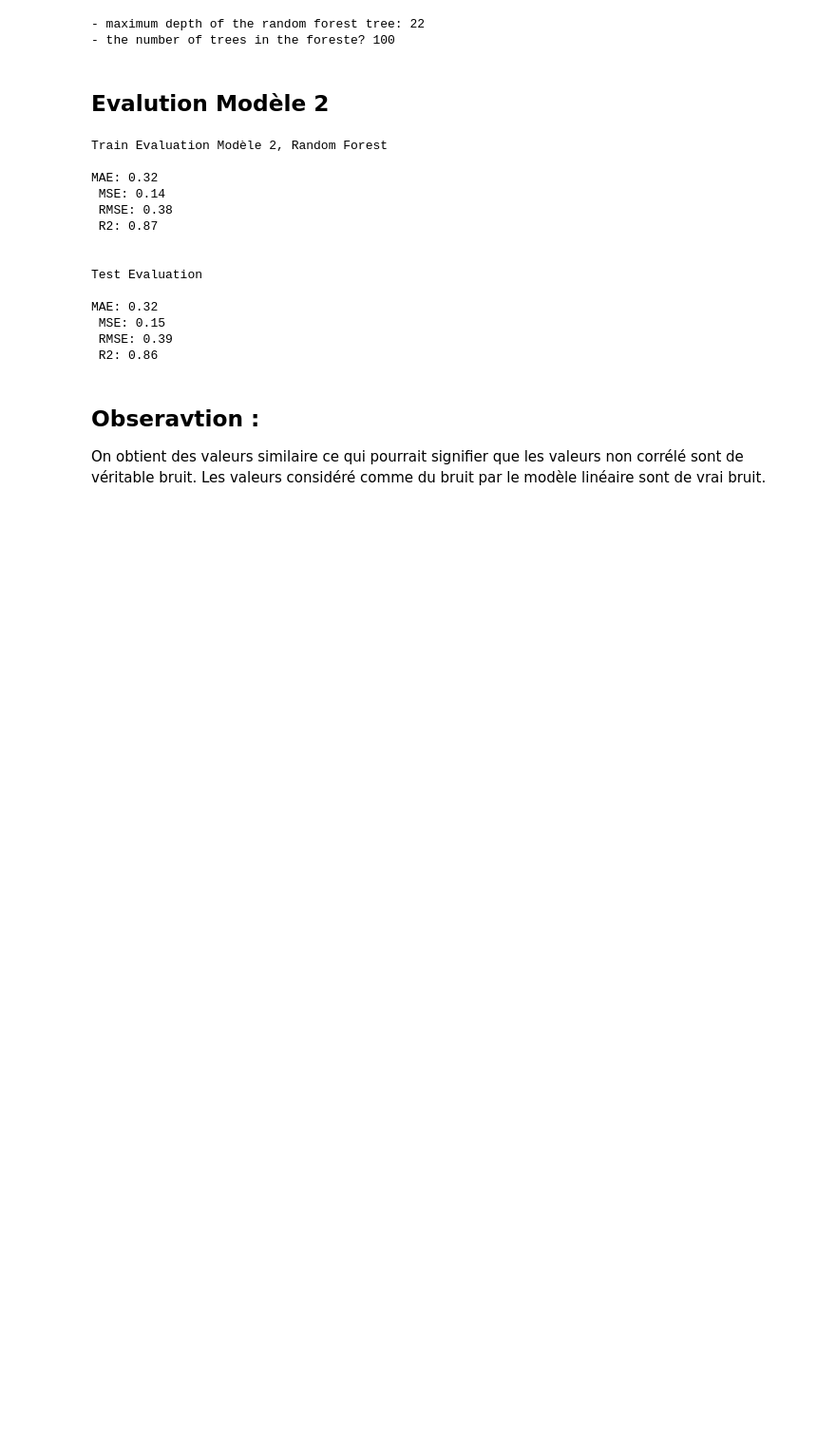
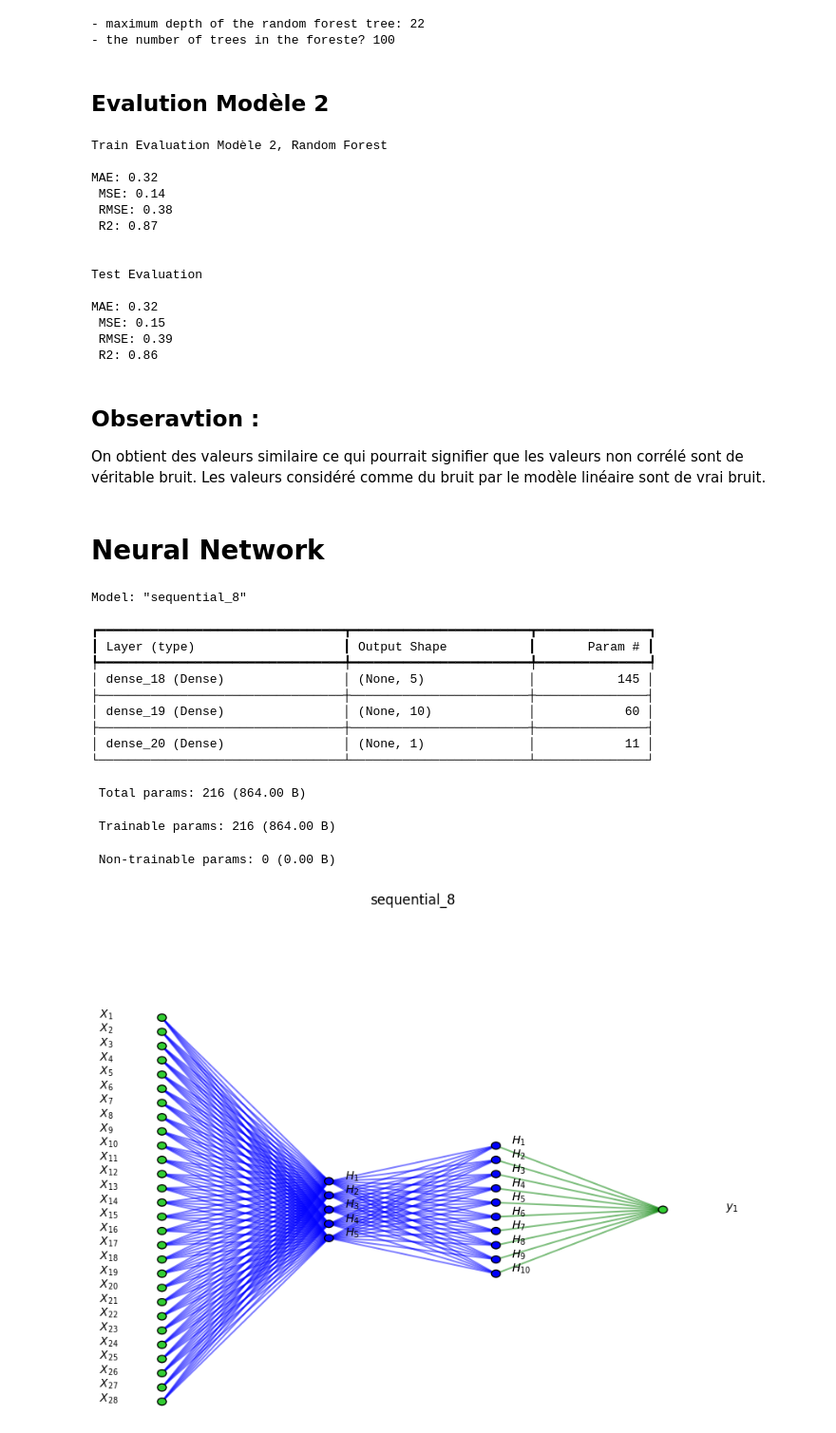
Before and after one commit to TheoHUETQC/machine-learning, a Jupyter notebook: project/quality_sleep_prediction.ipynb, the cells around one changed output. Shown at 95% size. Drawn from its saved outputs; the diff is of its cells as text; code cells hidden in the pictures; blank space fills up the shorter version.

```diff
--- a/project/quality_sleep_prediction.ipynb
+++ b/project/quality_sleep_prediction.ipynb
@@ -317,3 +315,5 @@ MAE: 0.32
 ## Obseravtion :
 On obtient des valeurs similaire ce qui pourrait signifier que les valeurs non corrélé sont de véritable bruit.
 Les valeurs considéré comme du bruit par le modèle linéaire sont de vrai bruit.
+# %% [markdown]
+# Neural Network
@@ -319,0 +487,31 @@ Les valeurs considéré comme du bruit par le modèle linéaire sont de vrai bru
+# %%
+# Build your model
+model = Sequential()
+model.add(Dense(5, input_dim = X_train_processed.shape[1], activation='relu'))
+model.add(Dense(10, activation='sigmoid'))
+#model.add(Dense(2, activation='sigmoid'))
+model.add(Dense(1, activation='sigmoid'))
+
+# Compiler le modèle
+model.compile(optimizer='adam', loss='binary_crossentropy', metrics=['accuracy'])
+
+# One output node with 'sigmoid' activation
+model.summary()
+
+# Visualize network
+visualize_nn(model)
+# %% [output]
+Model: "sequential_8"
+┏━━━━━━━━━━━━━━━━━━━━━━━━━━━━━━━━━┳━━━━━━━━━━━━━━━━━━━━━━━━┳━━━━━━━━━━━━━━━┓
+┃ Layer (type)                    ┃ Output Shape           ┃       Param # ┃
+┡━━━━━━━━━━━━━━━━━━━━━━━━━━━━━━━━━╇━━━━━━━━━━━━━━━━━━━━━━━━╇━━━━━━━━━━━━━━━┩
+│ dense_18 (Dense)                │ (None, 5)              │           145 │
+├─────────────────────────────────┼────────────────────────┼───────────────┤
+│ dense_19 (Dense)                │ (None, 10)             │            60 │
+├─────────────────────────────────┼────────────────────────┼───────────────┤
+│ dense_20 (Dense)                │ (None, 1)              │            11 │
+└─────────────────────────────────┴────────────────────────┴───────────────┘
+ Total params: 216 (864.00 B)
+ Trainable params: 216 (864.00 B)
+ Non-trainable params: 0 (0.00 B)
+[figure, added]
```
Also changed, not shown: parts of 10 cells of this notebook, 5 other files.
